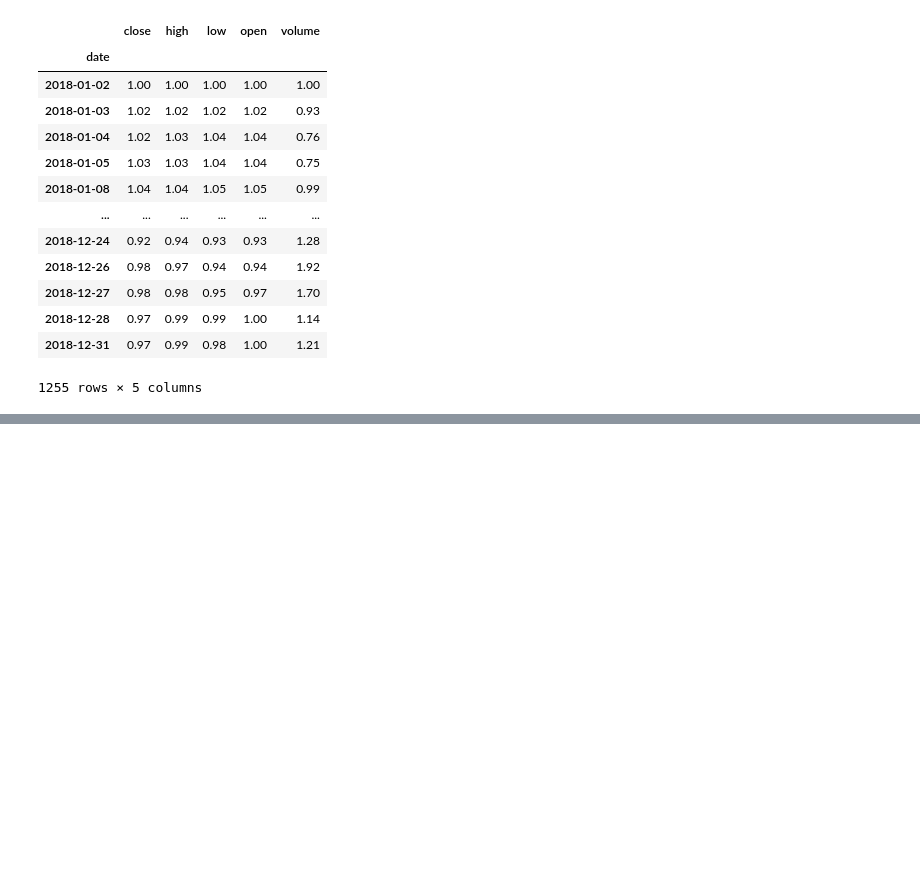
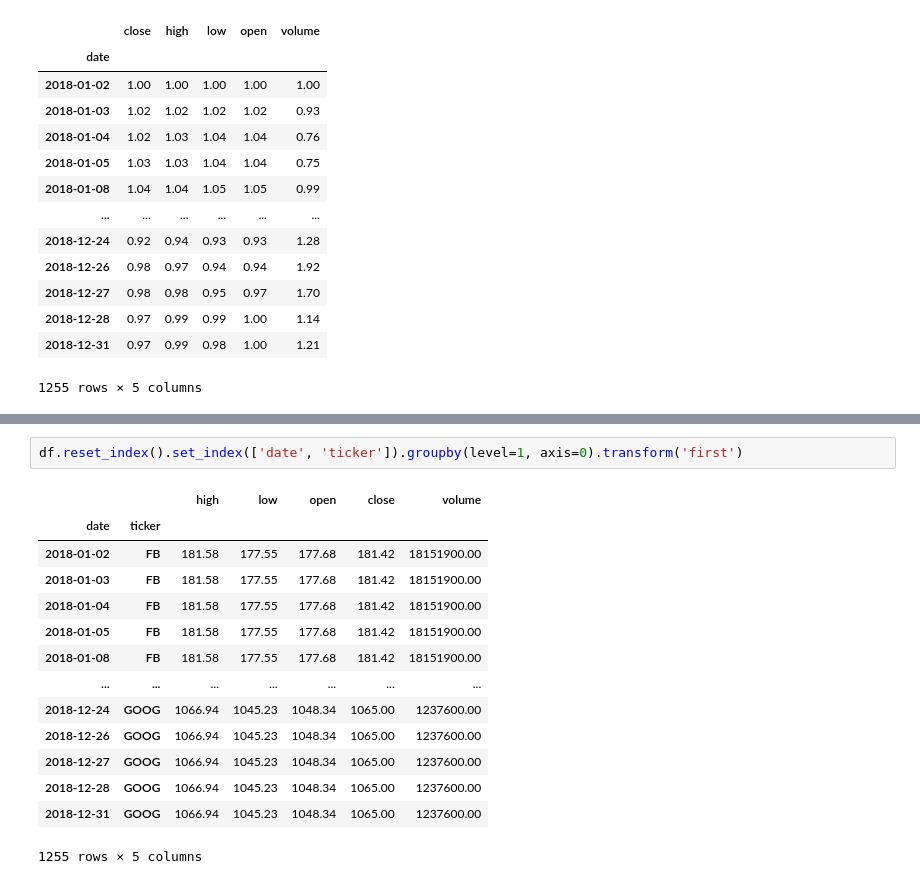
Before and after one commit to nadia-paz/ds-learning, a Jupyter notebook: data_analysis_pandas/exercises.ipynb, the cells around one changed output, grey strips where cells are left out. Drawn from its saved outputs; the diff is of its cells as text; blank space fills up the shorter version.

```diff
--- a/data_analysis_pandas/exercises.ipynb
+++ b/data_analysis_pandas/exercises.ipynb
@@ -528,0 +557,17 @@ df / df.groupby('ticker').transform('first')
+# %%
+df.reset_index().set_index(['date', 'ticker']).groupby(level=1, axis=0).transform('first')
+# %% [output]
+|  |  | high | low | open | close | volume |
+| date | ticker |  |  |  |  |  |
+| 2018-01-02 | FB | 181.58 | 177.55 | 177.68 | 181.42 | 18151900.00 |
+| 2018-01-03 | FB | 181.58 | 177.55 | 177.68 | 181.42 | 18151900.00 |
+| 2018-01-04 | FB | 181.58 | 177.55 | 177.68 | 181.42 | 18151900.00 |
+| 2018-01-05 | FB | 181.58 | 177.55 | 177.68 | 181.42 | 18151900.00 |
+| 2018-01-08 | FB | 181.58 | 177.55 | 177.68 | 181.42 | 18151900.00 |
+| ... | ... | ... | ... | ... | ... | ... |
+| 2018-12-24 | GOOG | 1066.94 | 1045.23 | 1048.34 | 1065.00 | 1237600.00 |
+| 2018-12-26 | GOOG | 1066.94 | 1045.23 | 1048.34 | 1065.00 | 1237600.00 |
+| 2018-12-27 | GOOG | 1066.94 | 1045.23 | 1048.34 | 1065.00 | 1237600.00 |
+| 2018-12-28 | GOOG | 1066.94 | 1045.23 | 1048.34 | 1065.00 | 1237600.00 |
+| 2018-12-31 | GOOG | 1066.94 | 1045.23 | 1048.34 | 1065.00 | 1237600.00 |
+1255 rows × 5 columns
```
Also changed, not shown: parts of 7 cells of this notebook.
